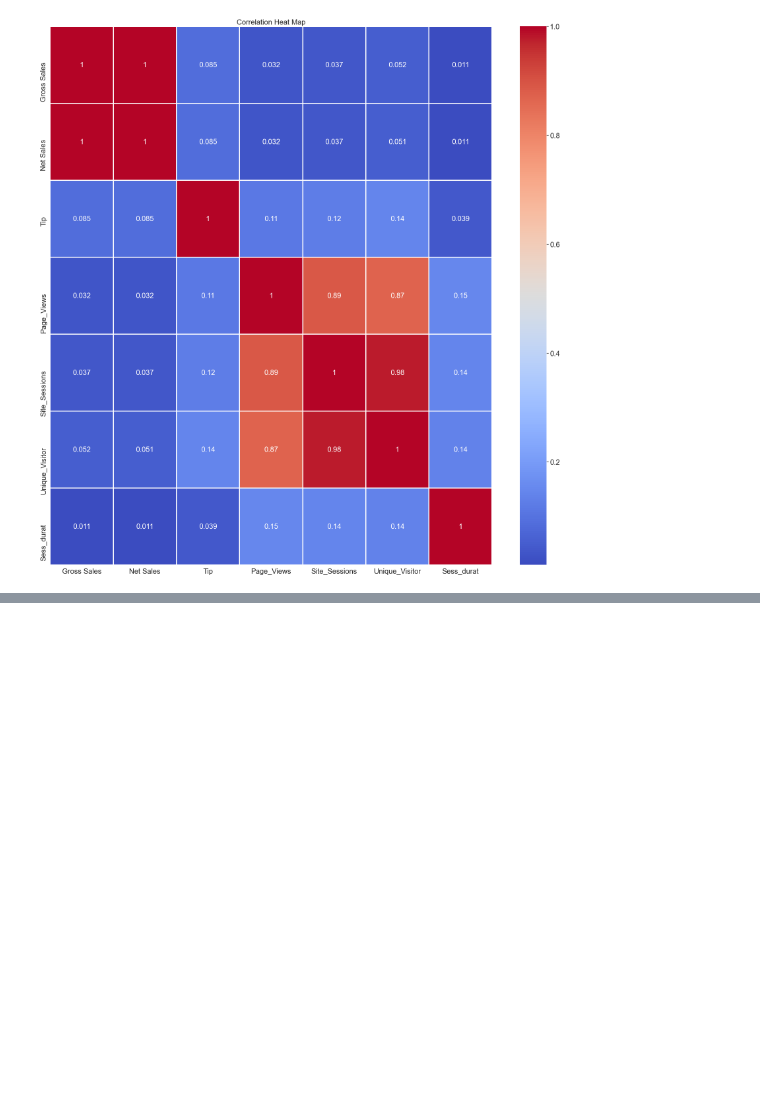
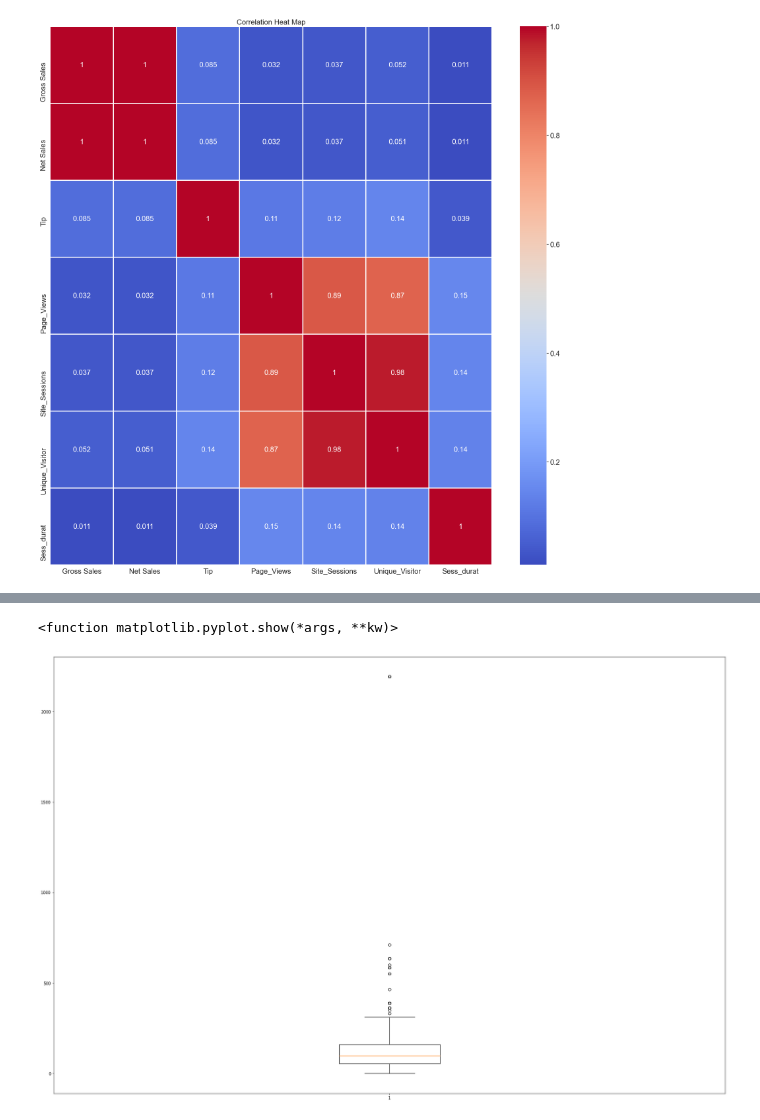
Before and after one commit to gloriaypradal/Bakery_Sales_Predictions, a Jupyter notebook: MY_Bakery.ipynb, the cells around one changed output, grey strips where cells are left out. Cells and saved outputs as stored; diff of their text form; code cells hidden in the pictures; blank space fills up the shorter version.

```diff
--- a/MY_Bakery.ipynb
+++ b/MY_Bakery.ipynb
@@ -425,0 +460,10 @@ plt.show()
+# %%
+df_1.drop(df_1['Net Sales'].idxmax(), inplace = True)
+# %%
+df_1.drop(df_1['Sess_durat'].idxmax(), inplace = True)
+# %%
+plt.boxplot(df_1["Sess_durat"])
+plt.show
+# %% [output]
+<function matplotlib.pyplot.show(*args, **kw)>
+[figure, added]
```
Also changed, not shown: parts of 72 cells of this notebook.
